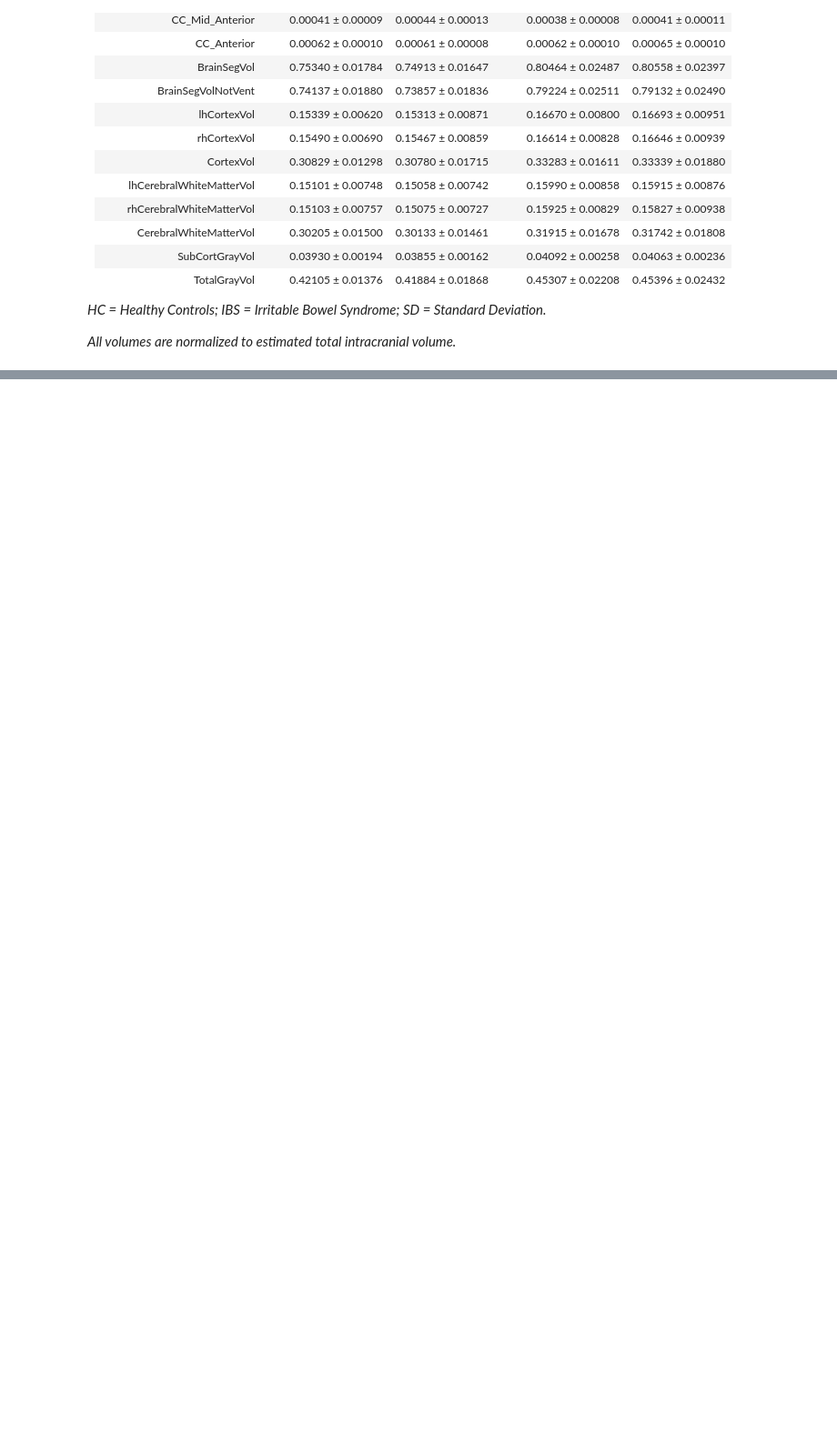
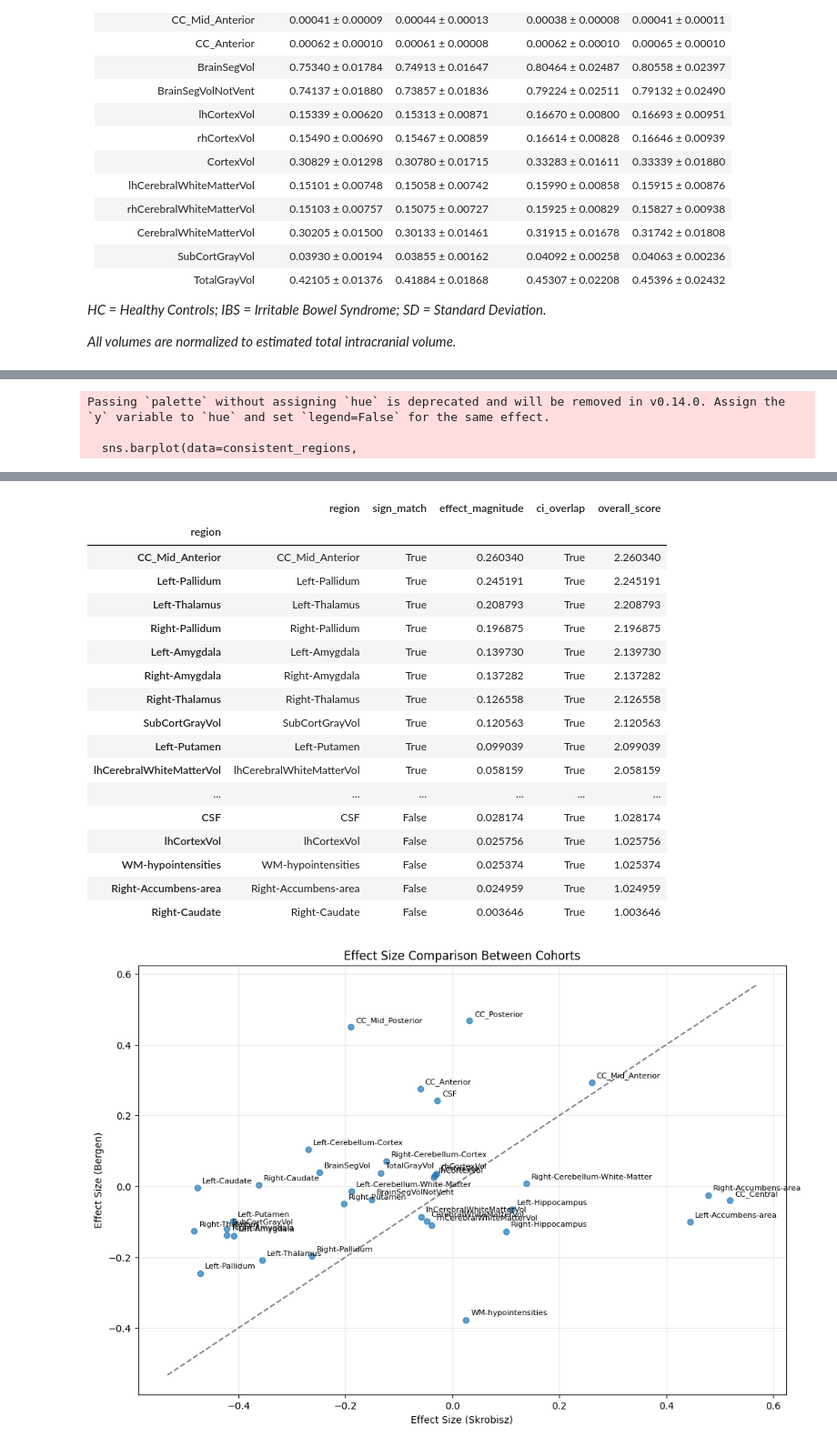
Before and after one commit to arvidl/ibs-brain, a Jupyter notebook: notebooks/03-replication-anaysis-fs6.ipynb, the cells around one changed output, grey strips where cells are left out. Shown: that part at 91% size. Saved outputs shown, nothing was run; the diff lists cells and outputs as text; code cells hidden in the pictures; blank space fills up the shorter version.

```diff
--- a/notebooks/03-replication-anaysis-fs6.ipynb
+++ b/notebooks/03-replication-anaysis-fs6.ipynb
@@ -1192,0 +749,17 @@ The attempt to replicate the specific HC vs IBS morphometric differences reporte
+# %%
+# Run complete analysis
+results = analyze_cohorts(df_Skrobisz2022, df_results)
+
+# Print key metrics
+print(f"Effect size correlation: {results['metrics']['correlation']:.3f} (p={results['metrics']['correlation_p']:.3f})")
+print(f"Sign consistency: {results['metrics']['sign_consistency']*100:.1f}%")
+print(f"CI overlap rate: {results['metrics']['ci_overlap_rate']*100:.1f}%")
+
+# Display top 5 most consistent regions
+print("\nMost consistent regions:")
+print(results['metrics']['most_consistent_regions'].head())
+results['metrics']['most_consistent_regions']
+# %% [output]
+Passing `palette` without assigning `hue` is deprecated and will be removed in v0.14.0. Assign the `y` variable to `hue` and set `legend=False` for the same effect.
+
+  sns.barplot(data=consistent_regions,
@@ -1192,0 +786,19 @@ The attempt to replicate the specific HC vs IBS morphometric differences reporte
+|  | region | sign_match | effect_magnitude | ci_overlap | overall_score |
+| region |  |  |  |  |  |
+| CC_Mid_Anterior | CC_Mid_Anterior | True | 0.260340 | True | 2.260340 |
+| Left-Pallidum | Left-Pallidum | True | 0.245191 | True | 2.245191 |
+| Left-Thalamus | Left-Thalamus | True | 0.208793 | True | 2.208793 |
+| Right-Pallidum | Right-Pallidum | True | 0.196875 | True | 2.196875 |
+| Left-Amygdala | Left-Amygdala | True | 0.139730 | True | 2.139730 |
+| Right-Amygdala | Right-Amygdala | True | 0.137282 | True | 2.137282 |
+| Right-Thalamus | Right-Thalamus | True | 0.126558 | True | 2.126558 |
+| SubCortGrayVol | SubCortGrayVol | True | 0.120563 | True | 2.120563 |
+| Left-Putamen | Left-Putamen | True | 0.099039 | True | 2.099039 |
+| lhCerebralWhiteMatterVol | lhCerebralWhiteMatterVol | True | 0.058159 | True | 2.058159 |
+| ... | ... | ... | ... | ... | ... |
+| CSF | CSF | False | 0.028174 | True | 1.028174 |
+| lhCortexVol | lhCortexVol | False | 0.025756 | True | 1.025756 |
+| WM-hypointensities | WM-hypointensities | False | 0.025374 | True | 1.025374 |
+| Right-Accumbens-area | Right-Accumbens-area | False | 0.024959 | True | 1.024959 |
+| Right-Caudate | Right-Caudate | False | 0.003646 | True | 1.003646 |
+[figure, added]
```
Also changed, not shown: parts of 14 cells of this notebook, 2 other files.
